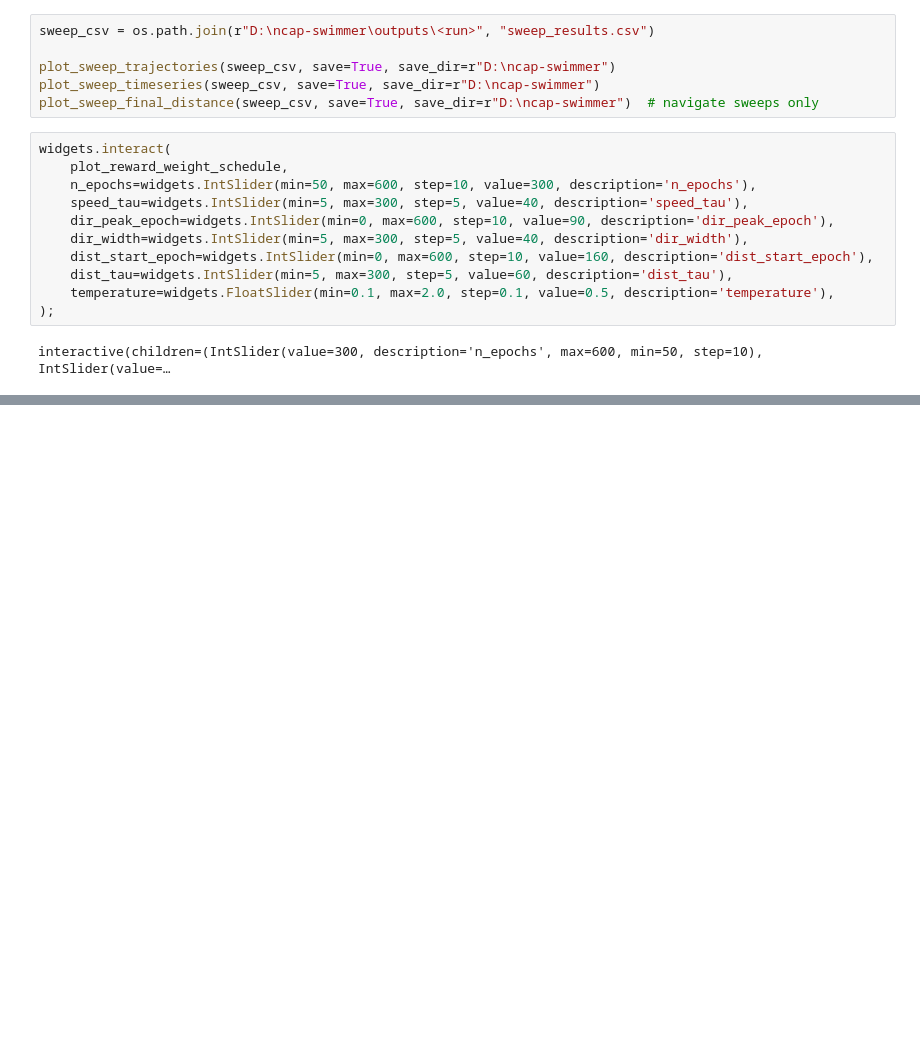
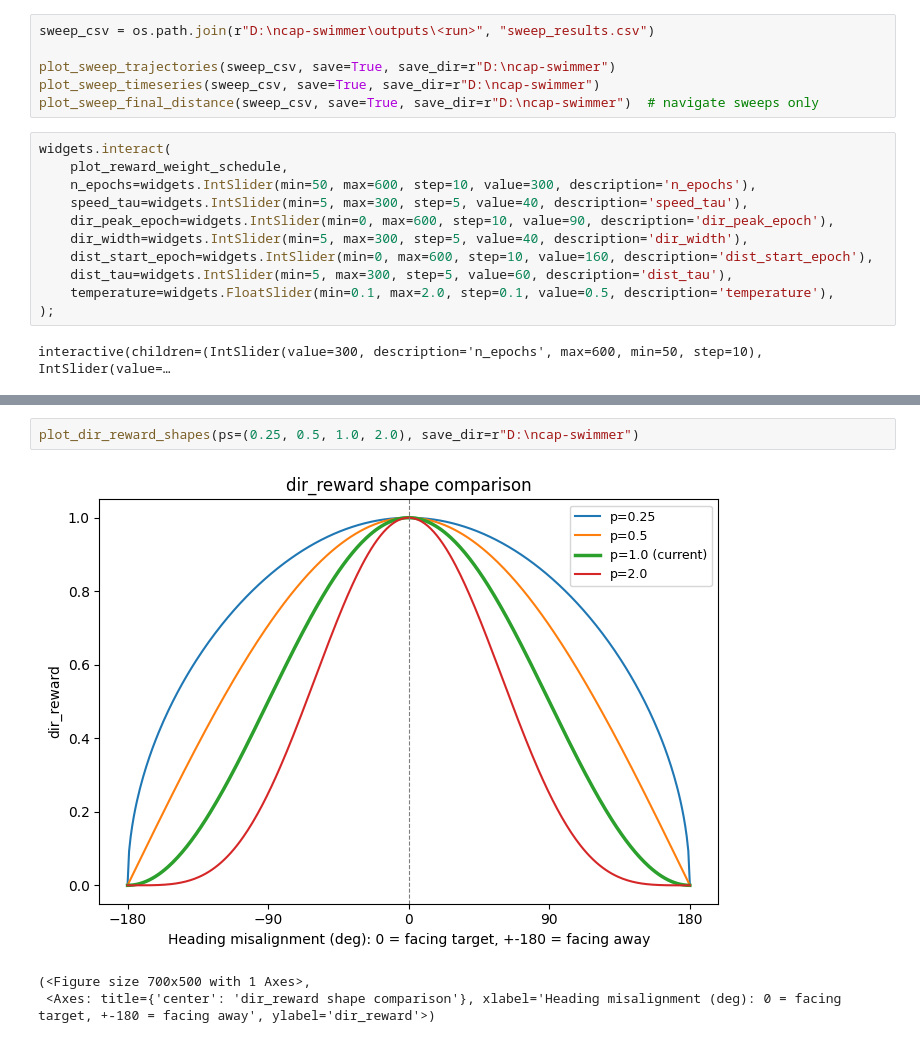
Before and after one commit to rsatapat/ncap-swimmer, a Jupyter notebook: track_model.ipynb, the cells around one changed output, grey strips where cells are left out. Drawn from its saved outputs; the diff is of its cells as text; blank space fills up the shorter version.

```diff
--- a/track_model.ipynb
+++ b/track_model.ipynb
@@ -83,0 +142,6 @@ plot_trajectory_over_checkpoints(checkpoint_csv, save_dir=r"D:\ncap-swimmer")
+# %%
+plot_dir_reward_shapes(ps=(0.25, 0.5, 1.0, 2.0), save_dir=r"D:\ncap-swimmer")
+# %% [output]
+[figure, added]
+(<Figure size 700x500 with 1 Axes>,
+ <Axes: title={'center': 'dir_reward shape comparison'}, xlabel='Heading misalignment (deg): 0 = facing target, +-180 = facing away', ylabel='dir_reward'>)
```
Also changed, not shown: parts of 5 cells of this notebook, 3 other files.
